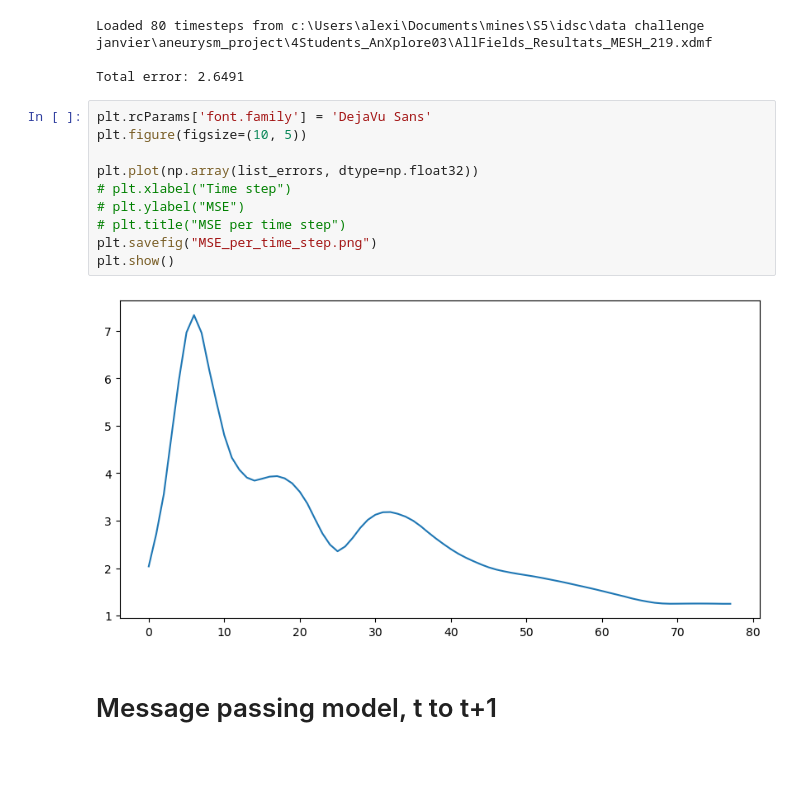
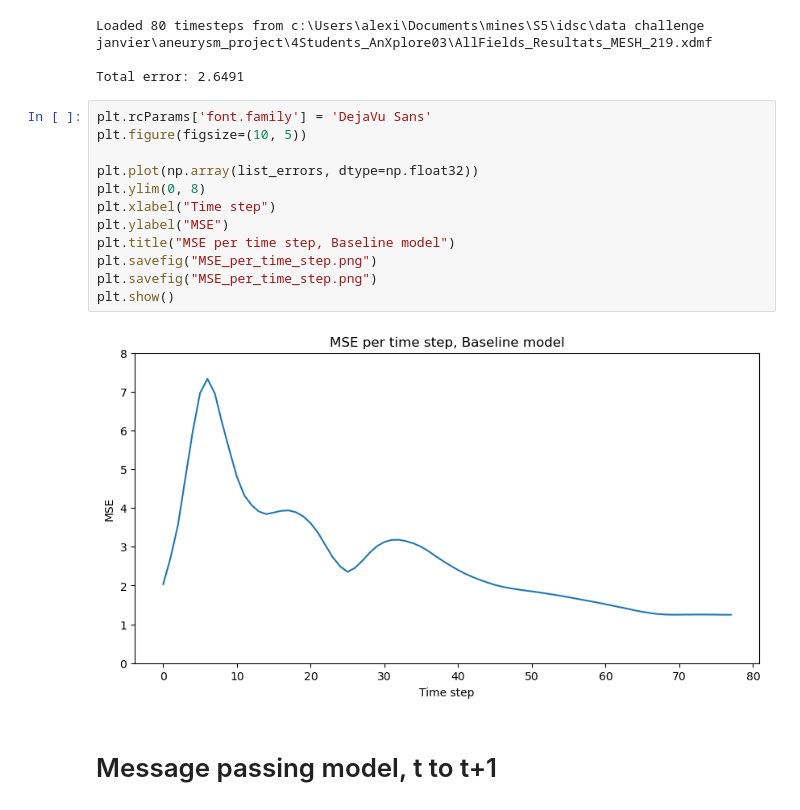
Before and after one commit to AlexiaALLAL/aneurysm_project, a Jupyter notebook: demo.ipynb, the cells around one changed output. Cells and saved outputs as stored; diff of their text form; blank space fills up the shorter version.

```diff
--- a/demo.ipynb
+++ b/demo.ipynb
@@ -321,15 +316,17 @@ Total error: 2.6491
 # %%
 plt.rcParams['font.family'] = 'DejaVu Sans'
 plt.figure(figsize=(10, 5))
 
 plt.plot(np.array(list_errors, dtype=np.float32))
-# plt.xlabel("Time step")
-# plt.ylabel("MSE")
-# plt.title("MSE per time step")
+plt.ylim(0, 8)
+plt.xlabel("Time step")
+plt.ylabel("MSE")
+plt.title("MSE per time step, Baseline model")
+plt.savefig("MSE_per_time_step.png")
 plt.savefig("MSE_per_time_step.png")
 plt.show()
 # %% [output]
-[figure, old version]
+[figure, new version]
 # %% [markdown]
 # Message passing model, t to t+1
 # %%
```
Also changed, not shown: parts of 15 cells of this notebook, 5 other files.
